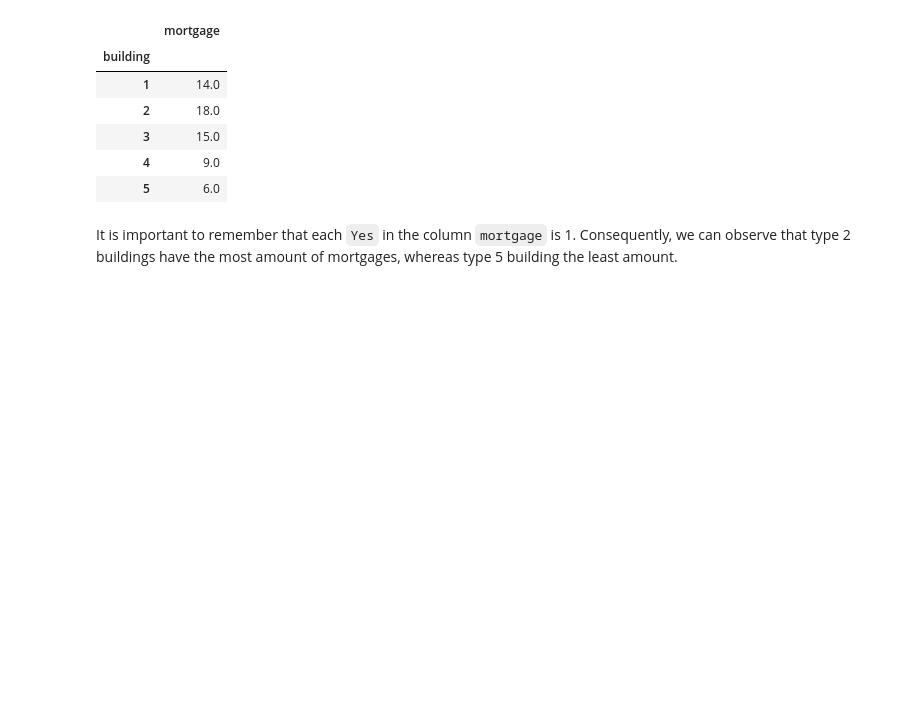
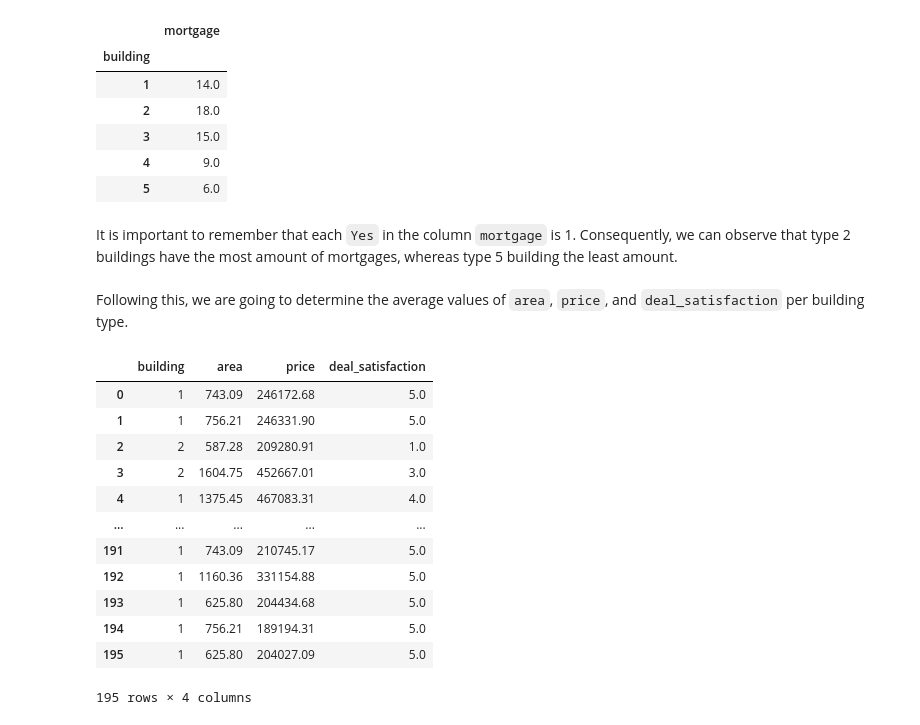
Before and after one commit to German-vr/estate-data-analysis, a Jupyter notebook: notebooks/2_data_analysis.ipynb, the cells around one changed output. Saved outputs shown, nothing was run; the diff lists cells and outputs as text; code cells hidden in the pictures; blank space fills up the shorter version.

```diff
--- a/notebooks/2_data_analysis.ipynb
+++ b/notebooks/2_data_analysis.ipynb
@@ -83,3 +105,24 @@ sold_buildings_df.groupby('building').sum()
 | 5 | 6.0 |
 # %% [markdown]
 It is important to remember that each `Yes` in the column `mortgage` is 1. Consequently, we can observe that type 2 buildings have the most amount of mortgages, whereas type 5 building the least amount.
+# %% [markdown]
+Following this, we are going to determine the average values of `area`, `price`, and `deal_satisfaction` per building type.
+# %%
+buildings_df = df[['building', 'area', 'price', 'deal_satisfaction', 'status']]
+
+sold_buildings_df = buildings_df.loc[df['status'] == 1].drop('status', axis=1).copy()
+sold_buildings_df
+# %% [output]
+|  | building | area | price | deal_satisfaction |
+| 0 | 1 | 743.09 | 246172.68 | 5.0 |
+| 1 | 1 | 756.21 | 246331.90 | 5.0 |
+| 2 | 2 | 587.28 | 209280.91 | 1.0 |
+| 3 | 2 | 1604.75 | 452667.01 | 3.0 |
+| 4 | 1 | 1375.45 | 467083.31 | 4.0 |
+| ... | ... | ... | ... | ... |
+| 191 | 1 | 743.09 | 210745.17 | 5.0 |
+| 192 | 1 | 1160.36 | 331154.88 | 5.0 |
+| 193 | 1 | 625.80 | 204434.68 | 5.0 |
+| 194 | 1 | 756.21 | 189194.31 | 5.0 |
+| 195 | 1 | 625.80 | 204027.09 | 5.0 |
+195 rows × 4 columns
```
Also changed, not shown: parts of 34 cells of this notebook, 1 other file.
